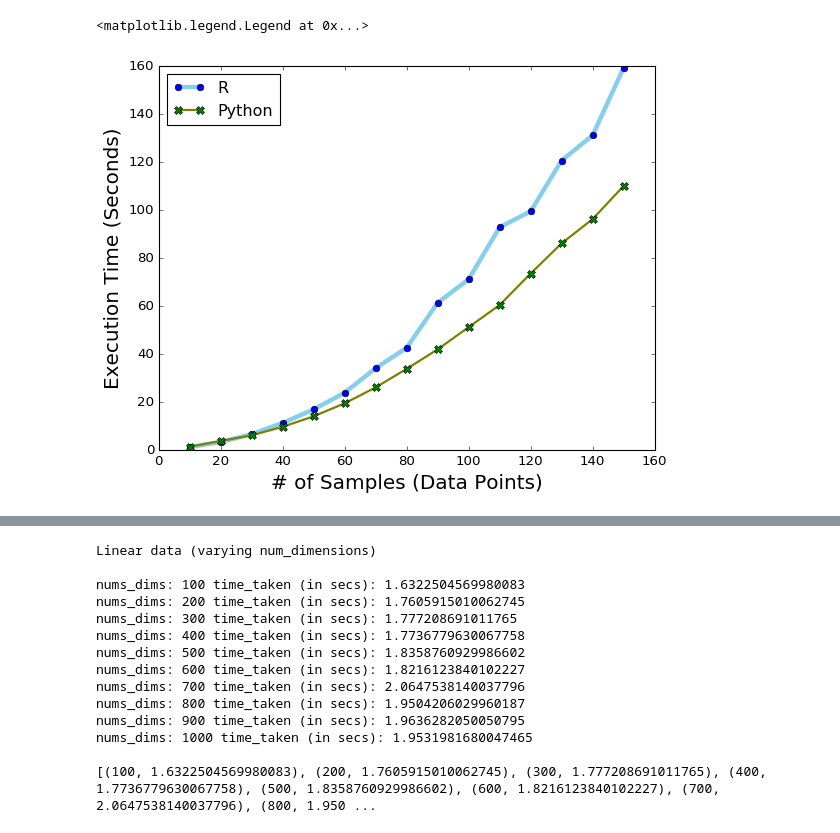
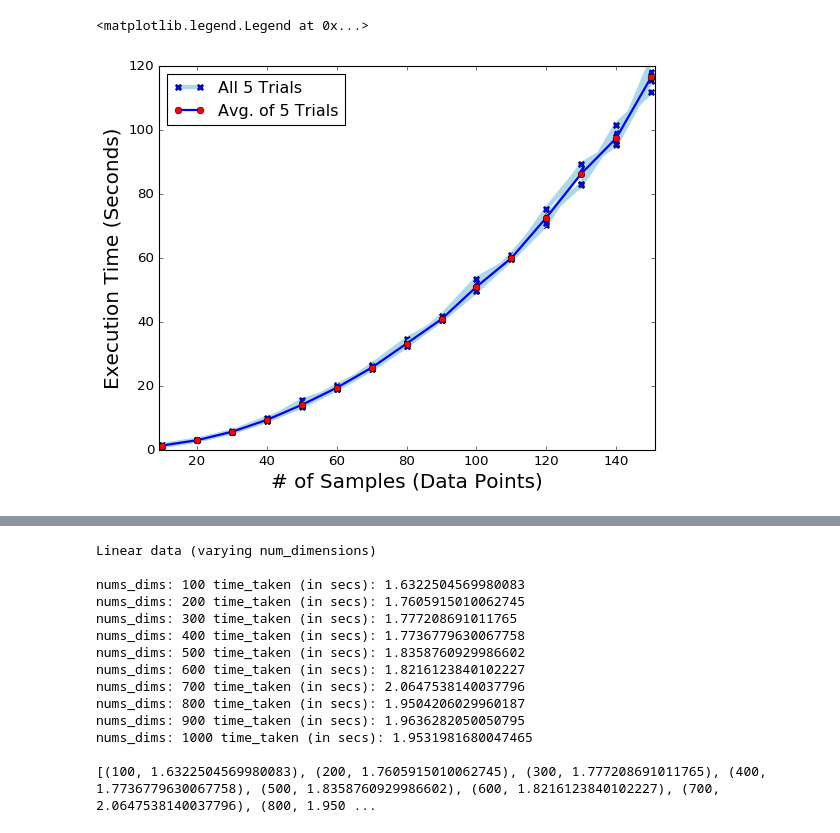
Before and after one commit to neurodata/mgcpy-old, a Jupyter notebook: mgcpy/benchmarks/mgc_python_performance.ipynb, the cells around one changed output, grey strips where cells are left out. Cells and saved outputs as stored; diff of their text form; code cells hidden in the pictures.

```diff
--- a/mgcpy/benchmarks/mgc_python_performance.ipynb
+++ b/mgcpy/benchmarks/mgc_python_performance.ipynb
@@ -32,7 +32,7 @@ for num_samples in num_samples_range:
 #     end = time.time()
 #     time_taken = end - start
     mgc_w = wrapper(mgc, X, Y)
-    time_taken = min(timeit.repeat(mgc_w, repeat=5, number=1)) # best of 5 executions
+    time_taken = timeit.repeat(mgc_w, repeat=5, number=1) # best of 5 executions
 
     print(num_samples, time_taken)
     linear_data.append((num_samples, time_taken))
@@ -62,3 +62,30 @@ num_samples time_taken(in secs)
+# %%
+import matplotlib.pyplot as plt; plt.style.use('classic')
+# from mpl_toolkits.axes_grid1.inset_locator import zoomed_inset_axes
+plt.rcParams["legend.loc"] = "best"
+plt.rcParams['figure.facecolor'] = 'white'
+
+fig, ax = plt.subplots() # create a new figure with a default 111 subplot
+num_samples = range(10, 151, 10)
+python_perf_times = [j for i, j in linear_data]
+ax.plot(num_samples, np.array(python_perf_times)[:, 0], marker='X', markerfacecolor='blue', markersize=6, color='lightblue', linewidth=4, label="All 5 Trials")
+ax.plot(num_samples, np.array(python_perf_times)[:, 1:], marker='X', markerfacecolor='blue', markersize=6, color='lightblue', linewidth=4)
+ax.plot(num_samples, [np.mean(i) for i in python_perf_times], marker='o', markerfacecolor='red', markersize=6, color='blue', linewidth=2, label="Avg. of 5 Trials")
+
+# axins = zoomed_inset_axes(ax, 1.5, loc=2) # zoom-factor: 2.5, location: upper-left
+# axins.plot(num_samples, python_perf_times, marker='X', markerfacecolor='olive', markersize=4, color='lightblue', linewidth=5)
+# axins.plot(num_samples, [np.mean(i) for i in python_perf_times], marker='X', markerfacecolor='red', markersize=6, color='blue', linewidth=5)
+# axins.set_xlim(100, 150) # apply the x-limits
+# axins.set_ylim(40, 120) # apply the y-limits
+
+ax.set_xlabel('# of Samples (Data Points)', fontsize=18)
+ax.set_xlim(9, 151)
+ax.set_ylabel('Execution Time (Seconds)', fontsize=18)
+ax.set_ylim(0, 120)
+plt.legend()
+# %% [output]
+<matplotlib.legend.Legend at 0x...>
+[figure, added]
 # %%
 # R code for benchmarking R MGC (r_performance.R)
 # require("mgc")
@@ -124,19 +136,0 @@ num_samples time_taken(in secs)
-# %%
-import matplotlib.pyplot as plt; plt.style.use('classic')
-plt.rcParams["legend.loc"] = "best"
-plt.rcParams['figure.facecolor'] = 'white'
-
-num_samples = range(10, 151, 10)
-r_perf_times = [1.225284, 3.336518, 6.566329, 11.25737, 16.9009, 23.86574, 34.10607, 42.56408, 61.35755, 71.12478, 92.81968, 99.42997, 120.6133, 131.1176, 159.2373]
-# python_perf_times = [1.608677912998246, 4.2129362279956695, 7.686761507997289, 12.876448855007766, 18.506279226989136, 25.949373679992277, 35.11981585698959, 45.42150989199581, 56.92882612199173, 68.8296152260009, 81.11614266000106, 95.62930164599675, 120.72968827899604, 143.58189809900068, 169.66059989499627]
-python_perf_times = [j for i, j in linear_data]
-
-
-plt.plot(num_samples, r_perf_times, marker='o', markerfacecolor='blue', markersize=6, color='skyblue', linewidth=4, label="R")
-plt.plot(num_samples, python_perf_times, marker='X', markerfacecolor='green', markersize=8, color='olive', linewidth=2, label="Python")
-plt.xlabel('# of Samples (Data Points)', fontsize=18)
-plt.ylabel('Execution Time (Seconds)', fontsize=18)
-plt.legend()
-# %% [output]
-<matplotlib.legend.Legend at 0x...>
-[figure, removed]
```
Also changed, not shown: parts of 4 cells of this notebook, 1 other file.
